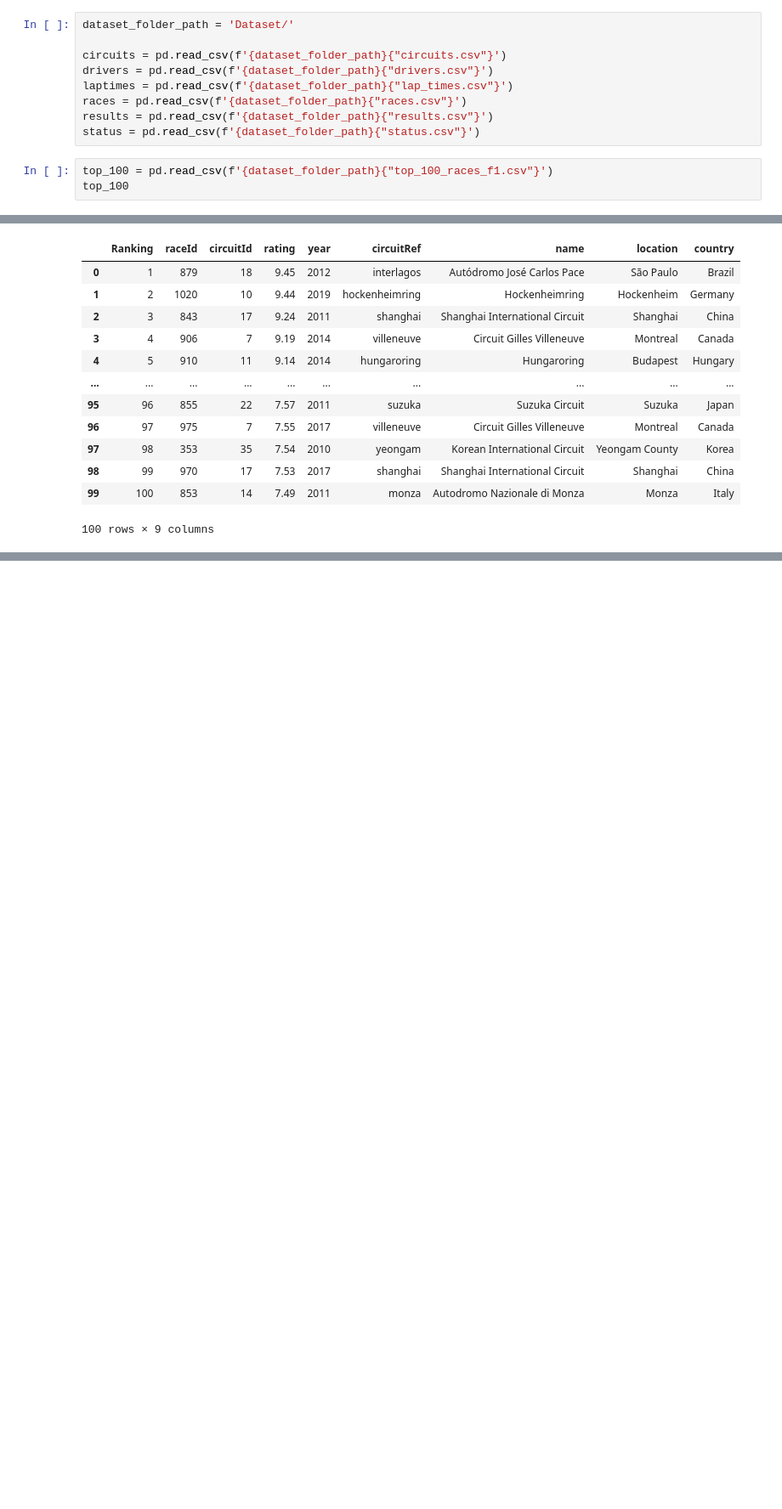
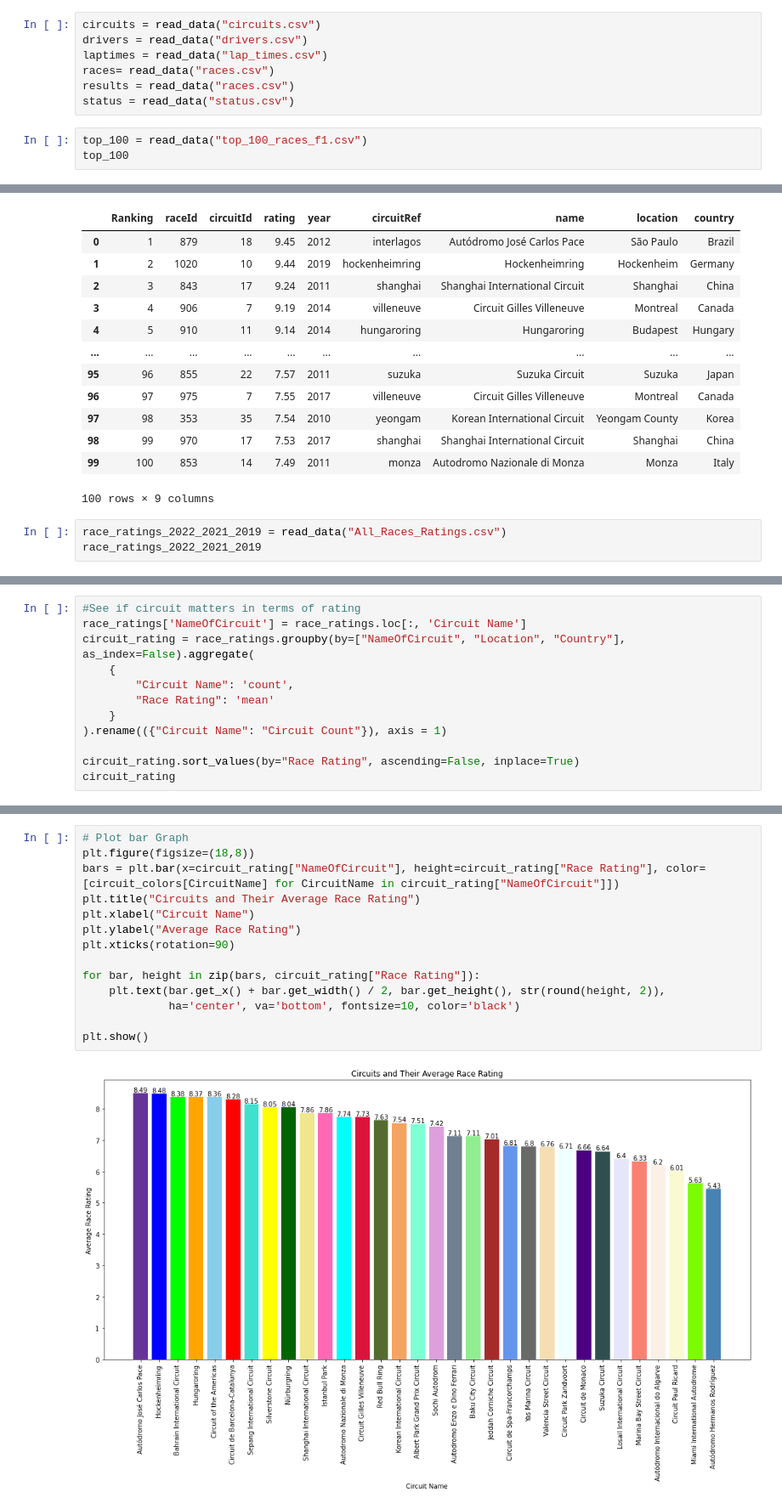
Before and after one commit to jasonhsu8/Formula-1-Project, a Jupyter notebook: JJ Notebooks/start.ipynb, the cells around one changed output, grey strips where cells are left out. Shown: that part at 85% size. Drawn from its saved outputs; the diff is of its cells as text; blank space fills up the shorter version.

Commit message:
new graphs and dataset

```diff
--- a/JJ Notebooks/start.ipynb
+++ b/JJ Notebooks/start.ipynb
@@ -10,14 +16,12 @@ import seaborn as sns
 # %%
-dataset_folder_path = 'Dataset/'
-
-circuits = pd.read_csv(f'{dataset_folder_path}{"circuits.csv"}')
-drivers = pd.read_csv(f'{dataset_folder_path}{"drivers.csv"}')
-laptimes = pd.read_csv(f'{dataset_folder_path}{"lap_times.csv"}')
-races = pd.read_csv(f'{dataset_folder_path}{"races.csv"}')
-results = pd.read_csv(f'{dataset_folder_path}{"results.csv"}')
-status = pd.read_csv(f'{dataset_folder_path}{"status.csv"}')
+circuits = read_data("circuits.csv")
+drivers = read_data("drivers.csv")
+laptimes = read_data("lap_times.csv")
+races= read_data("races.csv")
+results = read_data("races.csv")
+status = read_data("status.csv")
 # %%
-top_100 = pd.read_csv(f'{dataset_folder_path}{"top_100_races_f1.csv"}')
+top_100 = read_data("top_100_races_f1.csv")
 top_100
 # %% [output]
 |  | Ranking | raceId | circuitId | name | rating | year |
@@ -155,3 +159,6 @@ top_100_circuits
 | 98 | 99 | 970 | 17 | 7.53 | 2017 | shanghai | Shanghai International Circuit | Shanghai | China |
 | 99 | 100 | 853 | 14 | 7.49 | 2011 | monza | Autodromo Nazionale di Monza | Monza | Italy |
 100 rows × 9 columns
+# %%
+race_ratings_2022_2021_2019 = read_data("All_Races_Ratings.csv")
+race_ratings_2022_2021_2019
@@ -157,0 +232,12 @@ top_100_circuits
+# %%
+#See if circuit matters in terms of rating
+race_ratings['NameOfCircuit'] = race_ratings.loc[:, 'Circuit Name']
+circuit_rating = race_ratings.groupby(by=["NameOfCircuit", "Location", "Country"], as_index=False).aggregate(
+    {
+        "Circuit Name": 'count',
+        "Race Rating": 'mean'
+    }
+).rename(({"Circuit Name": "Circuit Count"}), axis = 1)
+
+circuit_rating.sort_values(by="Race Rating", ascending=False, inplace=True)
+circuit_rating
@@ -157,0 +297,16 @@ top_100_circuits
+# %%
+# Plot bar Graph
+plt.figure(figsize=(18,8))
+bars = plt.bar(x=circuit_rating["NameOfCircuit"], height=circuit_rating["Race Rating"], color=[circuit_colors[CircuitName] for CircuitName in circuit_rating["NameOfCircuit"]])
+plt.title("Circuits and Their Average Race Rating")
+plt.xlabel("Circuit Name")
+plt.ylabel("Average Race Rating")
+plt.xticks(rotation=90)
+
+for bar, height in zip(bars, circuit_rating["Race Rating"]):
+    plt.text(bar.get_x() + bar.get_width() / 2, bar.get_height(), str(round(height, 2)),
+             ha='center', va='bottom', fontsize=10, color='black')
+
+plt.show()
+# %% [output]
+[figure, added]
```
Also changed, not shown: parts of 6 cells of this notebook, 1 other file.
